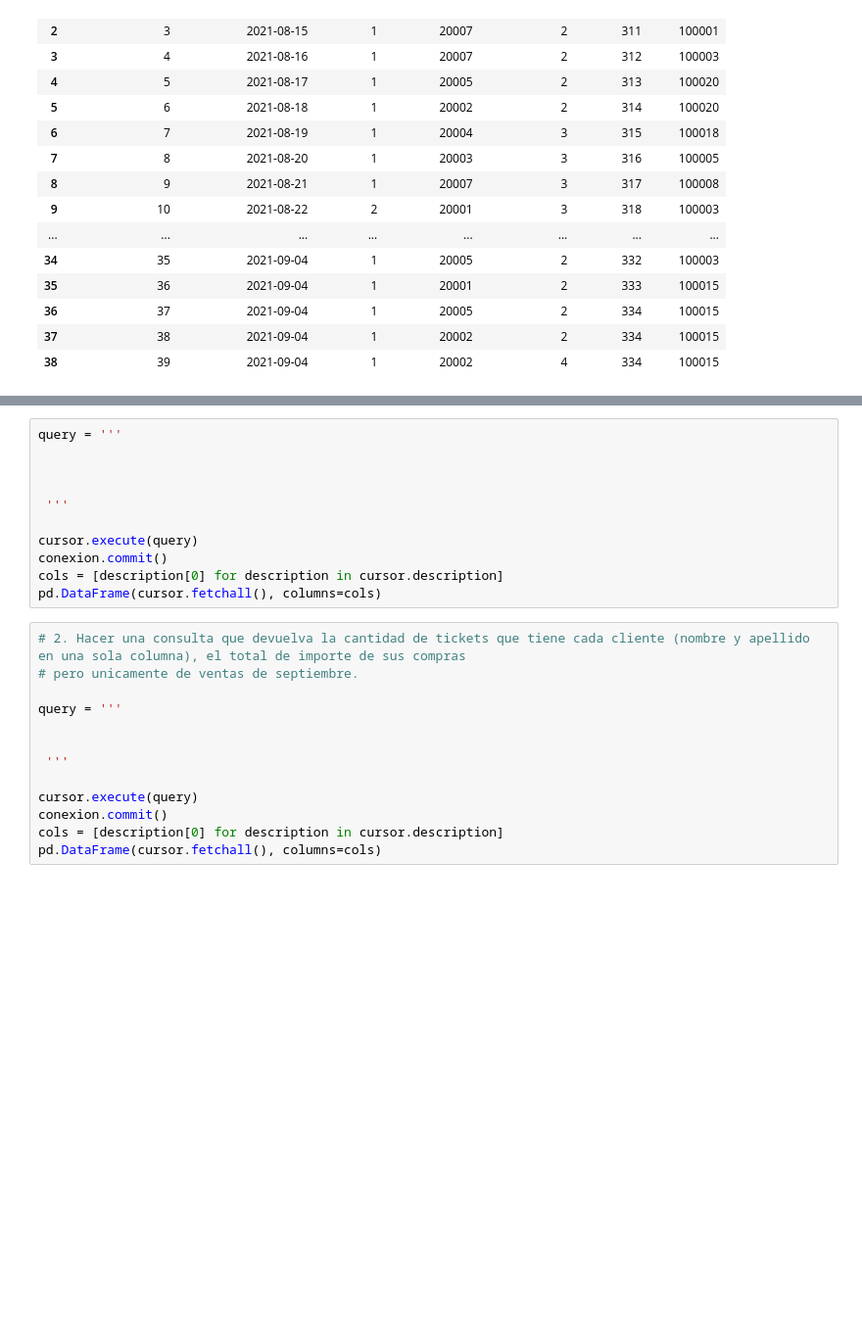
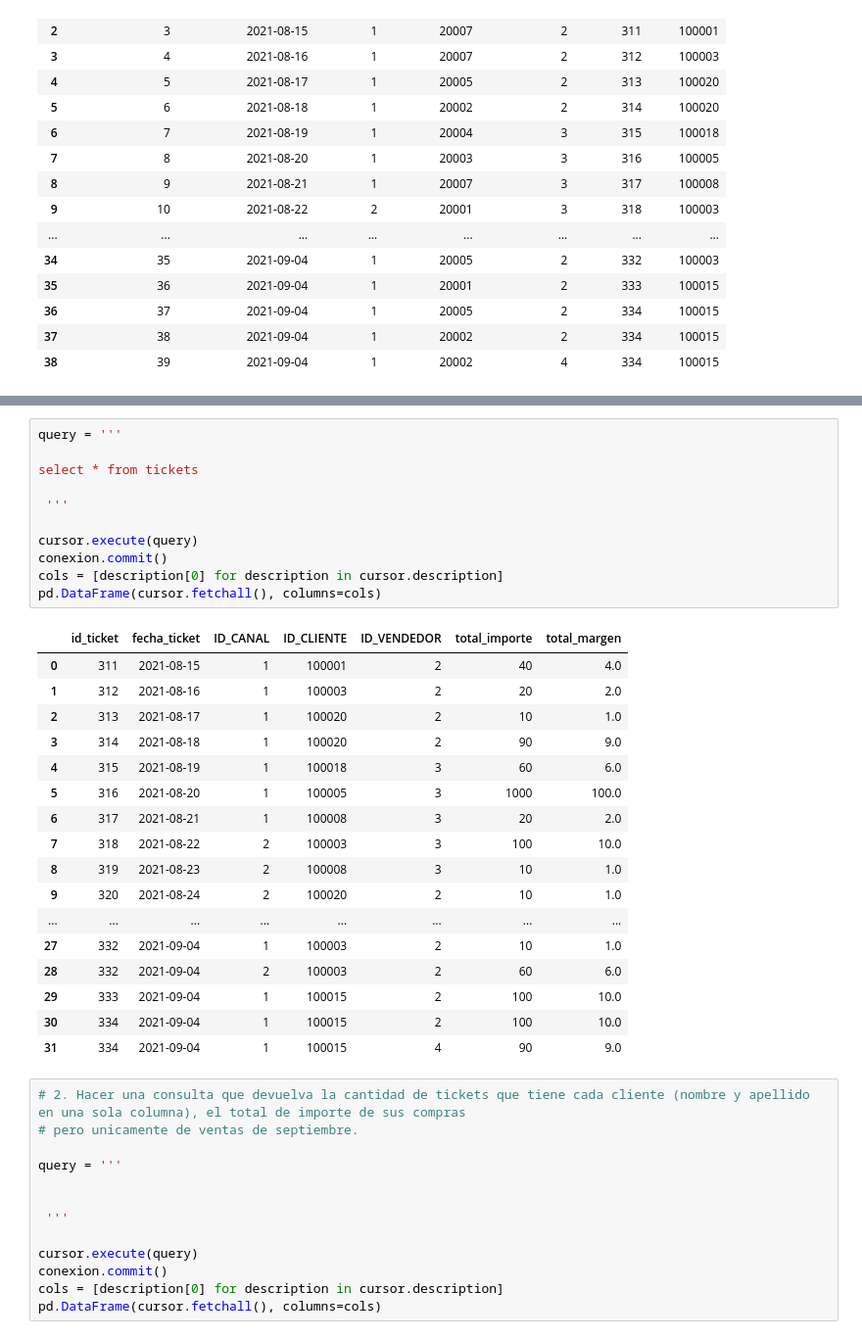
Before and after one commit to KARENCMP82/SQL, a Jupyter notebook: Clase_10SQL_Semana_2_para_seguir_los_videos_consultas_avanzadas_ejercicios_vacios.ipynb, the cells around one changed output, grey strips where cells are left out. Shown: that part at 98% size. Drawn from its saved outputs; the diff is of its cells as text; blank space fills up the shorter version.

```diff
--- a/Clase_10SQL_Semana_2_para_seguir_los_videos_consultas_avanzadas_ejercicios_vacios.ipynb
+++ b/Clase_10SQL_Semana_2_para_seguir_los_videos_consultas_avanzadas_ejercicios_vacios.ipynb
@@ -198,14 +216,32 @@ conexion.commit()
 # %%
 query = '''
 
-
+select * from tickets
 
  '''
 
 cursor.execute(query)
 conexion.commit()
 cols = [description[0] for description in cursor.description]
 pd.DataFrame(cursor.fetchall(), columns=cols)
+# %% [output]
+|  | id_ticket | fecha_ticket | ID_CANAL | ID_CLIENTE | ID_VENDEDOR | total_importe | total_margen |
+| 0 | 311 | 2021-08-15 | 1 | 100001 | 2 | 40 | 4.0 |
+| 1 | 312 | 2021-08-16 | 1 | 100003 | 2 | 20 | 2.0 |
+| 2 | 313 | 2021-08-17 | 1 | 100020 | 2 | 10 | 1.0 |
+| 3 | 314 | 2021-08-18 | 1 | 100020 | 2 | 90 | 9.0 |
+| 4 | 315 | 2021-08-19 | 1 | 100018 | 3 | 60 | 6.0 |
+| 5 | 316 | 2021-08-20 | 1 | 100005 | 3 | 1000 | 100.0 |
+| 6 | 317 | 2021-08-21 | 1 | 100008 | 3 | 20 | 2.0 |
+| 7 | 318 | 2021-08-22 | 2 | 100003 | 3 | 100 | 10.0 |
+| 8 | 319 | 2021-08-23 | 2 | 100008 | 3 | 10 | 1.0 |
+| 9 | 320 | 2021-08-24 | 2 | 100020 | 2 | 10 | 1.0 |
+| ... | ... | ... | ... | ... | ... | ... | ... |
+| 27 | 332 | 2021-09-04 | 1 | 100003 | 2 | 10 | 1.0 |
+| 28 | 332 | 2021-09-04 | 2 | 100003 | 2 | 60 | 6.0 |
+| 29 | 333 | 2021-09-04 | 1 | 100015 | 2 | 100 | 10.0 |
+| 30 | 334 | 2021-09-04 | 1 | 100015 | 2 | 100 | 10.0 |
+| 31 | 334 | 2021-09-04 | 1 | 100015 | 4 | 90 | 9.0 |
 # %%
 # 2. Hacer una consulta que devuelva la cantidad de tickets que tiene cada cliente (nombre y apellido en una sola columna), el total de importe de sus compras
 # pero unicamente de ventas de septiembre.
```
Also changed, not shown: parts of 1 cell of this notebook.
